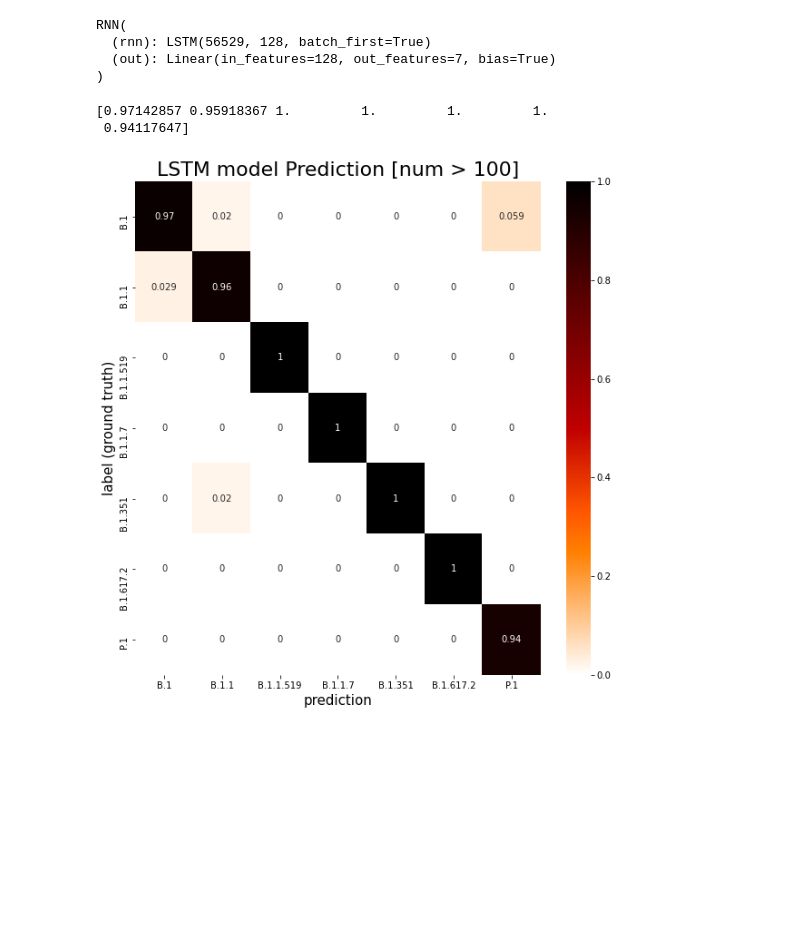
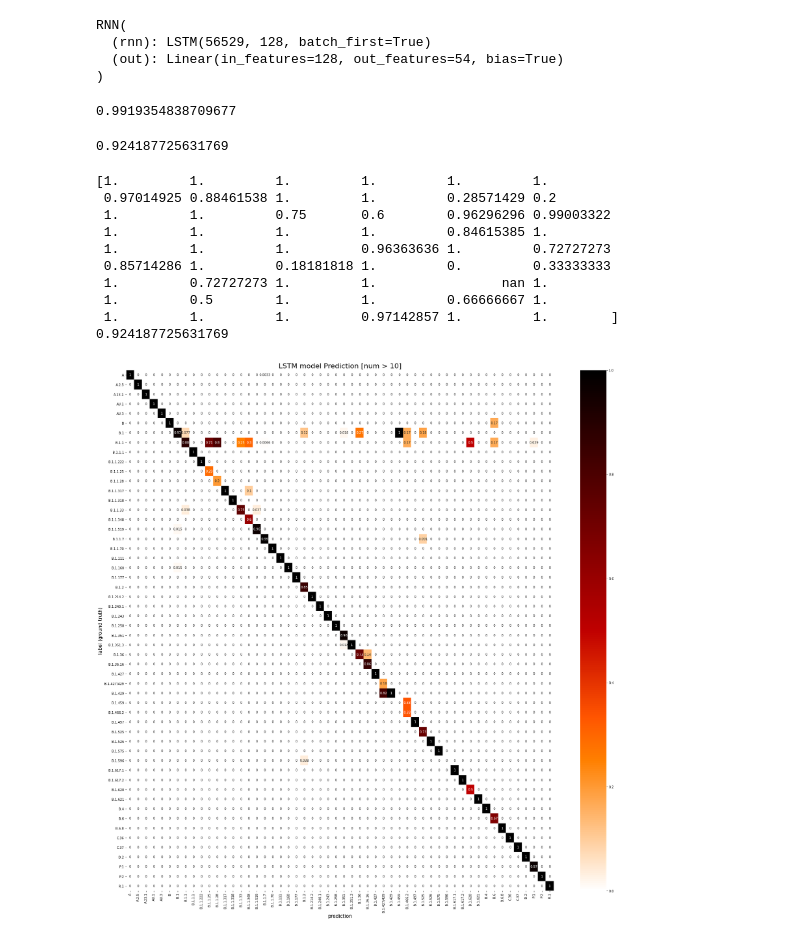
Before and after one commit to IlikeBB/Neural-Netowork-SARS-CoV-2, a Jupyter notebook: LSTM demo.ipynb, the cells around one changed output. Saved outputs shown, nothing was run; the diff lists cells and outputs as text; code cells hidden in the pictures; blank space fills up the shorter version.

```diff
--- a/LSTM demo.ipynb
+++ b/LSTM demo.ipynb
@@ -76,10 +76,11 @@ train class 7 test class 7
 # %%
+Input_Size = X_train.shape[1]
 class RNN(nn.Module):
     def __init__(self, class_n):
         super(RNN, self).__init__()
 
         self.rnn = nn.LSTM(
-            input_size=56529,
+            input_size=Input_Size,
             hidden_size=128,
             num_layers=1,
             batch_first=True,
@@ -170,8 +166,22 @@ model.eval()
 # %% [output]
 RNN(
   (rnn): LSTM(56529, 128, batch_first=True)
-  (out): Linear(in_features=128, out_features=7, bias=True)
+  (out): Linear(in_features=128, out_features=54, bias=True)
 )
+# %%
+y_pred = []
+y_true = []
+for step, (b_x, b_y) in enumerate(train_loader):
+    if torch.cuda.is_available():
+        b_x, b_y= (torch.unsqueeze(b_x, 1)).data.type(torch.FloatTensor).cuda(), b_y.cuda()
+    r_out = model(b_x)
+    _, preds = torch.max(r_out, 1)
+    y_pred.extend(preds.view(-1).detach().cpu().numpy())
+    y_true.extend(b_y.cpu().view(-1).detach().cpu().numpy())
+from sklearn.metrics import accuracy_score
+print(accuracy_score(y_true, y_pred))
+# %% [output]
+0.9919354838709677
 # %%
 y_pred = []
 y_true = []
@@ -182,19 +192,32 @@ for step, (b_x, b_y) in enumerate(valid_loader):
     _, preds = torch.max(r_out, 1)
     y_pred.extend(preds.view(-1).detach().cpu().numpy())
     y_true.extend(b_y.cpu().view(-1).detach().cpu().numpy())
+print(accuracy_score(y_true, y_pred))
+# %% [output]
+0.924187725631769
 # %%
 import matplotlib.pyplot as plt
 cf_matrix = confusion_matrix(y_true, y_pred, normalize='pred')
 per_cls_acc = cf_matrix.diagonal()/cf_matrix.sum(axis=0)
 print(per_cls_acc)
+from sklearn.metrics import accuracy_score
+print(accuracy_score(y_true, y_pred))
 df_cm = pd.DataFrame(cf_matrix, test_class, test_class)
-plt.figure(figsize = (10,10))
+plt.figure(figsize = (30,30))
 sns.heatmap(df_cm, annot=True, cmap='gist_heat_r')
 plt.xlabel("prediction", fontsize =15)
 plt.ylabel("label (ground truth)", fontsize =15)
 plt.title(f'LSTM model Prediction [num > {filter_ths}]', fontsize=22)
-plt.savefig(f'./results/LSTM_{filter_ths}_CM.jpg')
+plt.savefig(f'./results/{filter_ths}_CM_LSTM.jpg')
 # %% [output]
-[0.97142857 0.95918367 1.         1.         1.         1.
- 0.94117647]
+[1.         1.         1.         1.         1.         1.
+ 0.97014925 0.88461538 1.         1.         0.28571429 0.2
+ 1.         1.         0.75       0.6        0.96296296 0.99003322
+ 1.         1.         1.         1.         0.84615385 1.
+ 1.         1.         1.         0.96363636 1.         0.72727273
+ 0.85714286 1.         0.18181818 1.         0.         0.33333333
+ 1.         0.72727273 1.         1.                nan 1.
+ 1.         0.5        1.         1.         0.66666667 1.
+ 1.         1.         1.         0.97142857 1.         1.        ]
+0.924187725631769
-[figure, old version]
+[figure, new version]
```
Also changed, not shown: parts of 4 cells of this notebook, 3 other files.
